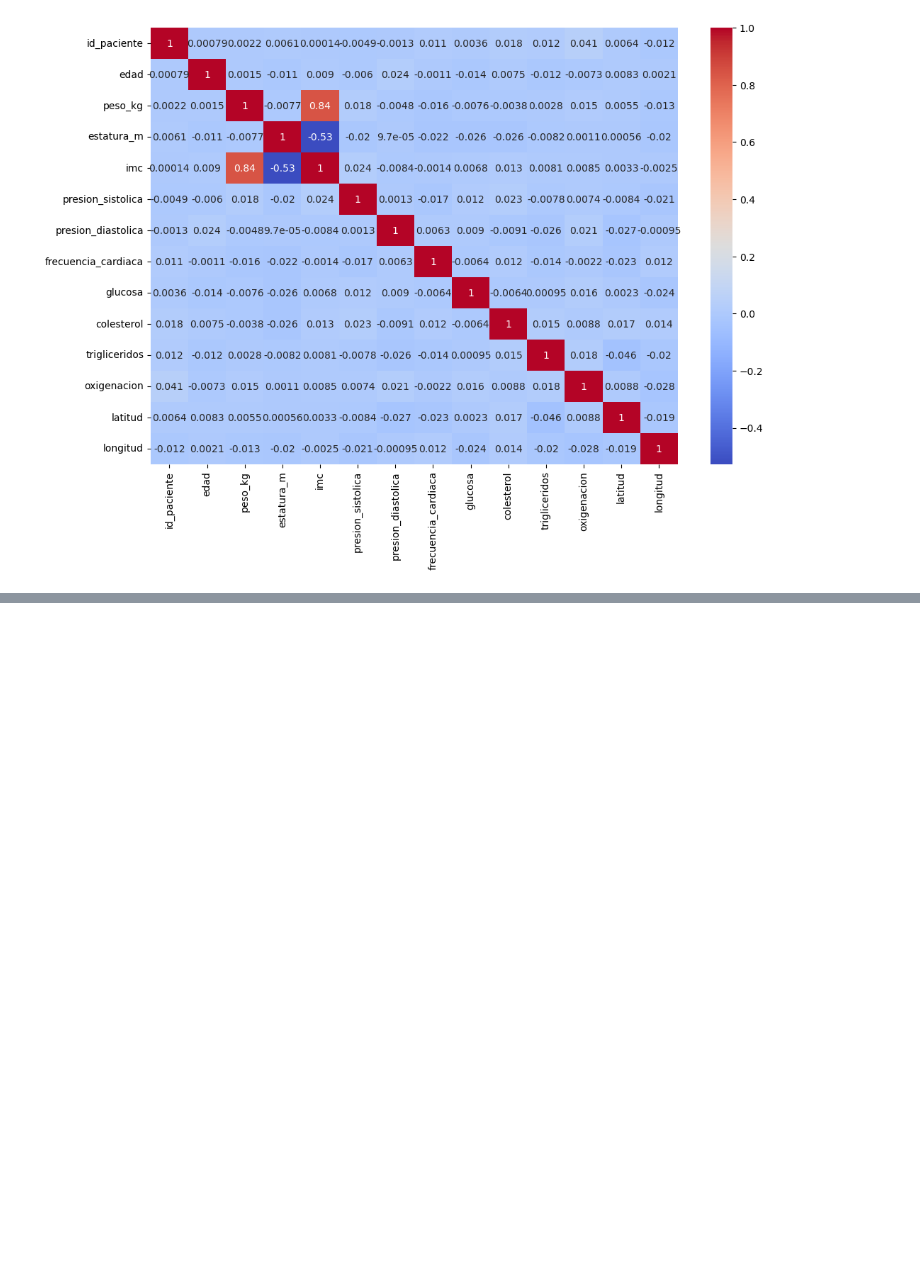
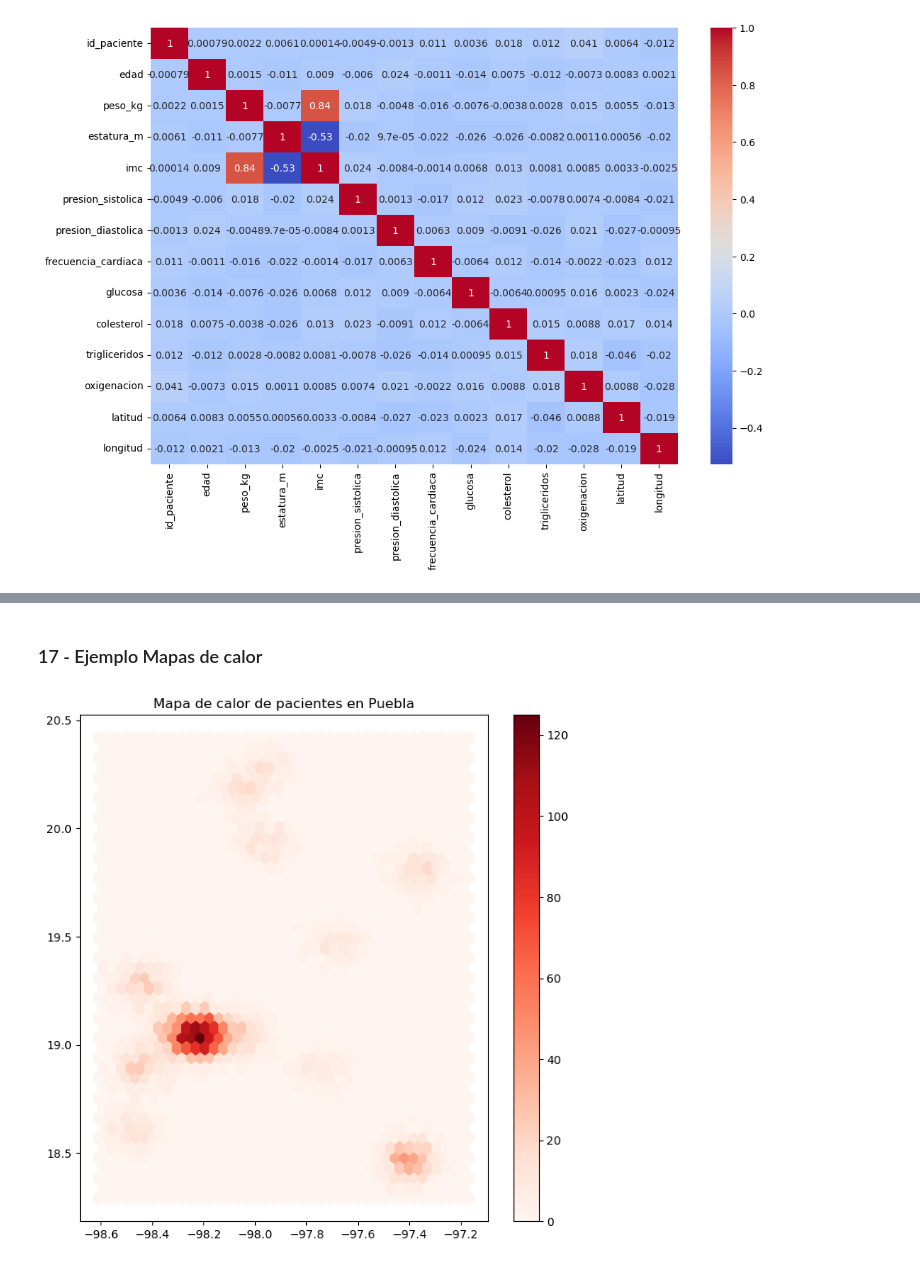
Before and after one commit to DevFntxy/ECBD_9A_IDGS_PRACTICAS_230892, a Jupyter notebook: Practica05/Practica05.ipynb, the cells around one changed output, grey strips where cells are left out. Saved outputs shown, nothing was run; the diff lists cells and outputs as text; code cells hidden in the pictures; blank space fills up the shorter version.

```diff
--- a/Practica05/Practica05.ipynb
+++ b/Practica05/Practica05.ipynb
@@ -256,0 +292,19 @@ plt.show()
+# %% [markdown]
+### 17 - Ejemplo Mapas de calor
+# %%
+plt.figure(figsize=(8,8))
+
+plt.hexbin(
+    df["longitud"],
+    df["latitud"],
+    gridsize=40,
+    cmap="Reds"
+)
+
+plt.colorbar()
+
+plt.title("Mapa de calor de pacientes en Puebla")
+
+plt.show()
+# %% [output]
+[figure, added]
```
Also changed, not shown: parts of 28 cells of this notebook, 1 other file.
